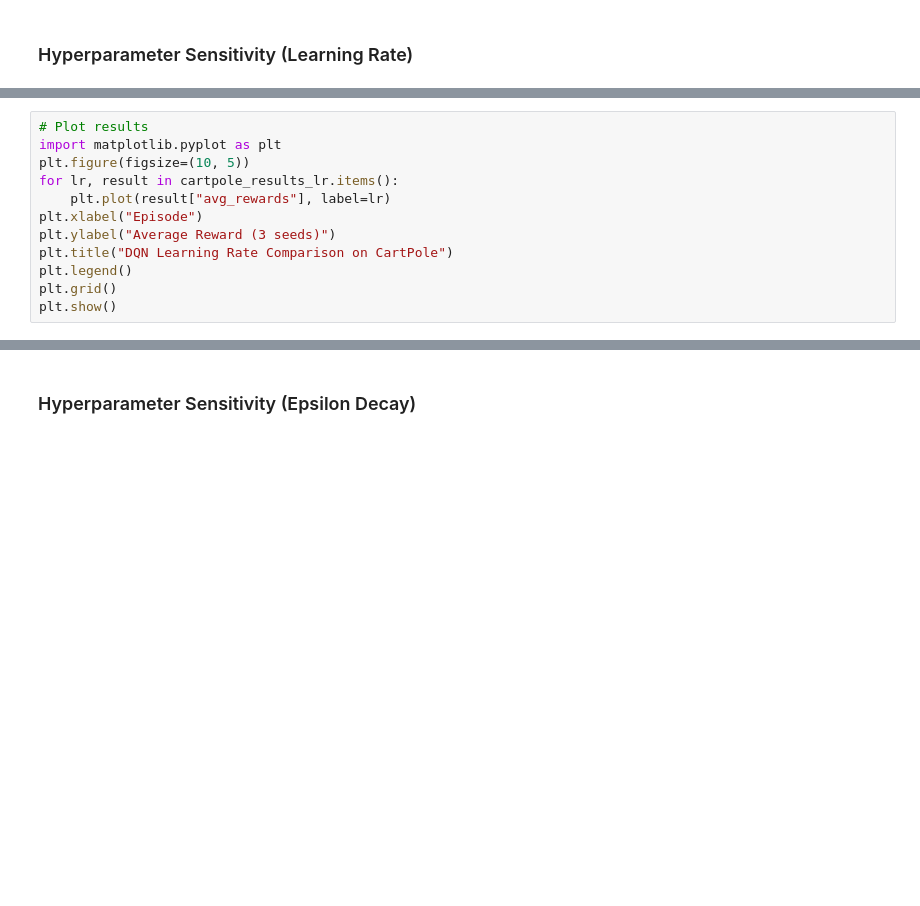
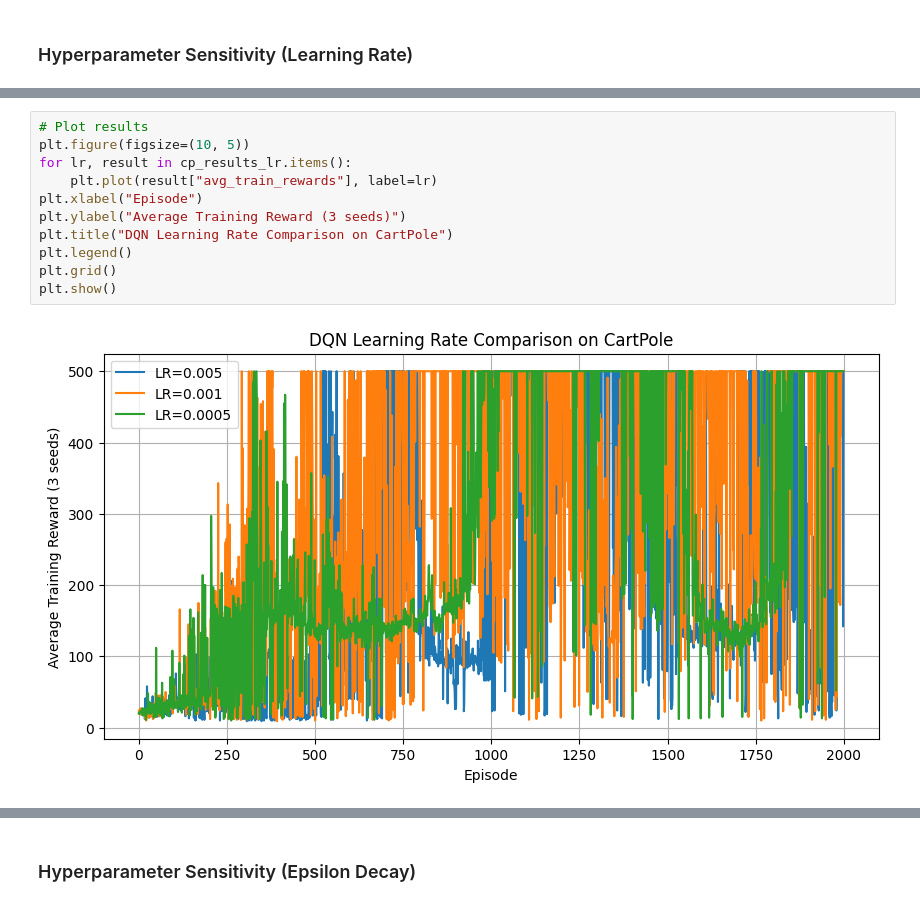
Before and after one commit to surkovv/RL_Project, a Jupyter notebook: DQN_Eval.ipynb, the cells around one changed output, grey strips where cells are left out. Saved outputs shown, nothing was run; the diff lists cells and outputs as text; blank space fills up the shorter version.

```diff
--- a/DQN_Eval.ipynb
+++ b/DQN_Eval.ipynb
@@ -67,12 +84,13 @@ for lr in lrs:
 # %%
 # Plot results
-import matplotlib.pyplot as plt
 plt.figure(figsize=(10, 5))
-for lr, result in cartpole_results_lr.items():
-    plt.plot(result["avg_rewards"], label=lr)
+for lr, result in cp_results_lr.items():
+    plt.plot(result["avg_train_rewards"], label=lr)
 plt.xlabel("Episode")
-plt.ylabel("Average Reward (3 seeds)")
+plt.ylabel("Average Training Reward (3 seeds)")
 plt.title("DQN Learning Rate Comparison on CartPole")
 plt.legend()
 plt.grid()
 plt.show()
+# %% [output]
+[figure, added]
```
Also changed, not shown: parts of 52 cells of this notebook, 1 other file.
